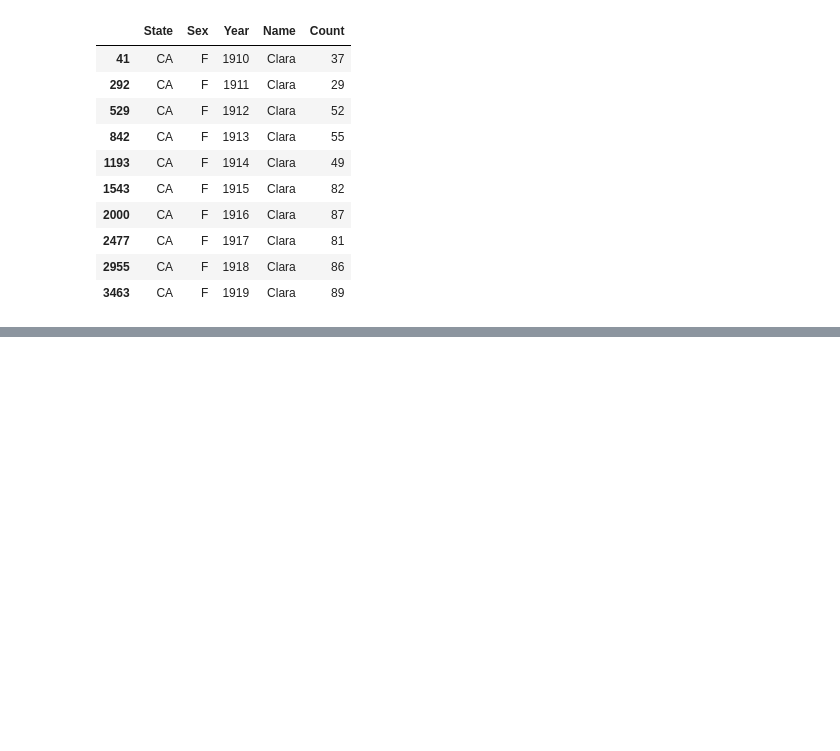
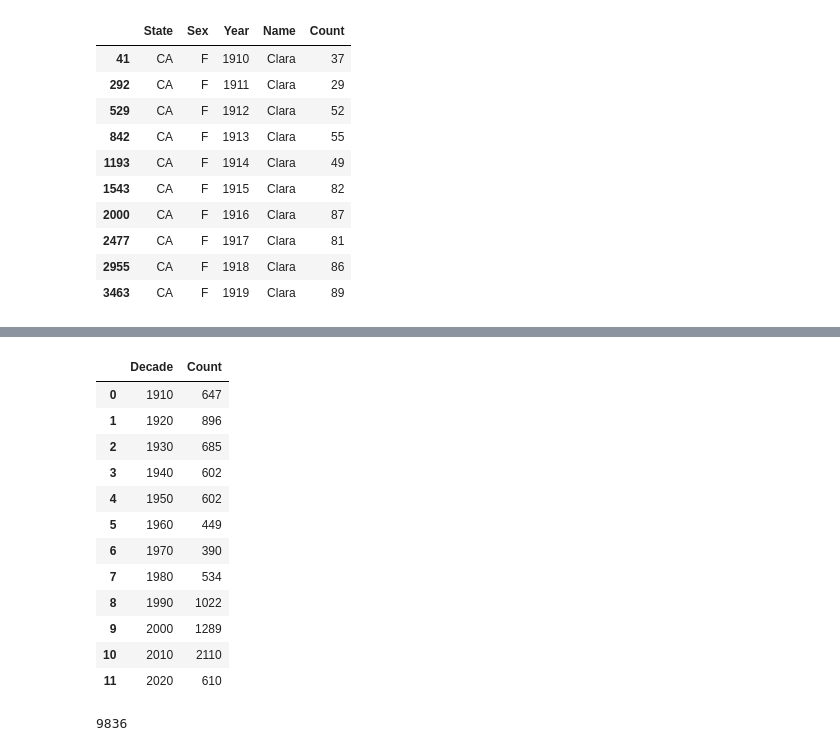
Before and after one commit to rauldgarcia/Data_analysis, a Jupyter notebook: CLASS 1/class_5.ipynb, the cells around one changed output, grey strips where cells are left out. Drawn from its saved outputs; the diff is of its cells as text; code cells hidden in the pictures; blank space fills up the shorter version.

Commit message:
Count of Claras per decade is added

```diff
--- a/CLASS 1/class_5.ipynb
+++ b/CLASS 1/class_5.ipynb
@@ -377,7 +377,6 @@ claras[(claras['Year'] >= decades[0]) & (claras['Year'] < decades[0]+10)]
 # %%
 claras_decades = {}
 for decade in range(len(decades)):
-
-    claras_decades[decades[decade]]=(claras[(claras['Year'] >= decades[decade]) & (claras['Year'] < decades[decade]+10)])
-claras_decades.keys()
+    claras_decades[decades[decade]] = (claras[(claras['Year'] >= decades[decade]) & (claras['Year'] < decades[decade]+10)])['Count'].sum()
+claras_decades
 # %% [output]
@@ -384,0 +395,27 @@ dict_keys([1910, 1920, 1930, 1940, 1950, 1960, 1970, 1980, 1990, 2000, 2010, 202
+# %%
+claras_decades = np.array([[0,0]])
+for decade in range(len(decades)):
+    aux = (claras[(claras['Year'] >= decades[decade]) & (claras['Year'] < decades[decade]+10)])['Count'].sum()
+    aux = np.array([[decades[decade], aux]])
+    claras_decades = np.append(claras_decades, aux, axis=0)
+claras_decades = np.delete(claras_decades, 0, 0)
+claras_decades = pd.DataFrame(claras_decades, columns = ['Decade', 'Count'])
+claras_decades
+# %% [output]
+|  | Decade | Count |
+| 0 | 1910 | 647 |
+| 1 | 1920 | 896 |
+| 2 | 1930 | 685 |
+| 3 | 1940 | 602 |
+| 4 | 1950 | 602 |
+| 5 | 1960 | 449 |
+| 6 | 1970 | 390 |
+| 7 | 1980 | 534 |
+| 8 | 1990 | 1022 |
+| 9 | 2000 | 1289 |
+| 10 | 2010 | 2110 |
+| 11 | 2020 | 610 |
+# %%
+claras_decades['Count'].sum()
+# %% [output]
+9836
```
Also changed, not shown: parts of 4 cells of this notebook.
